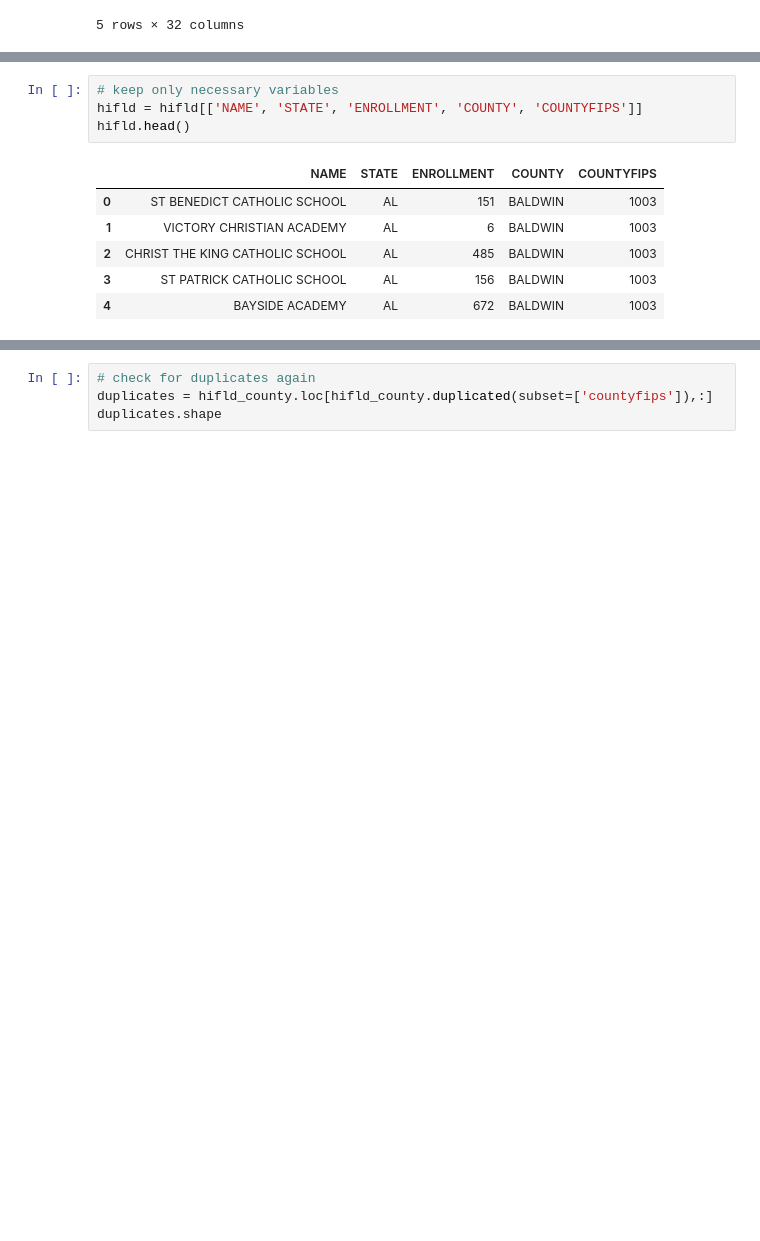
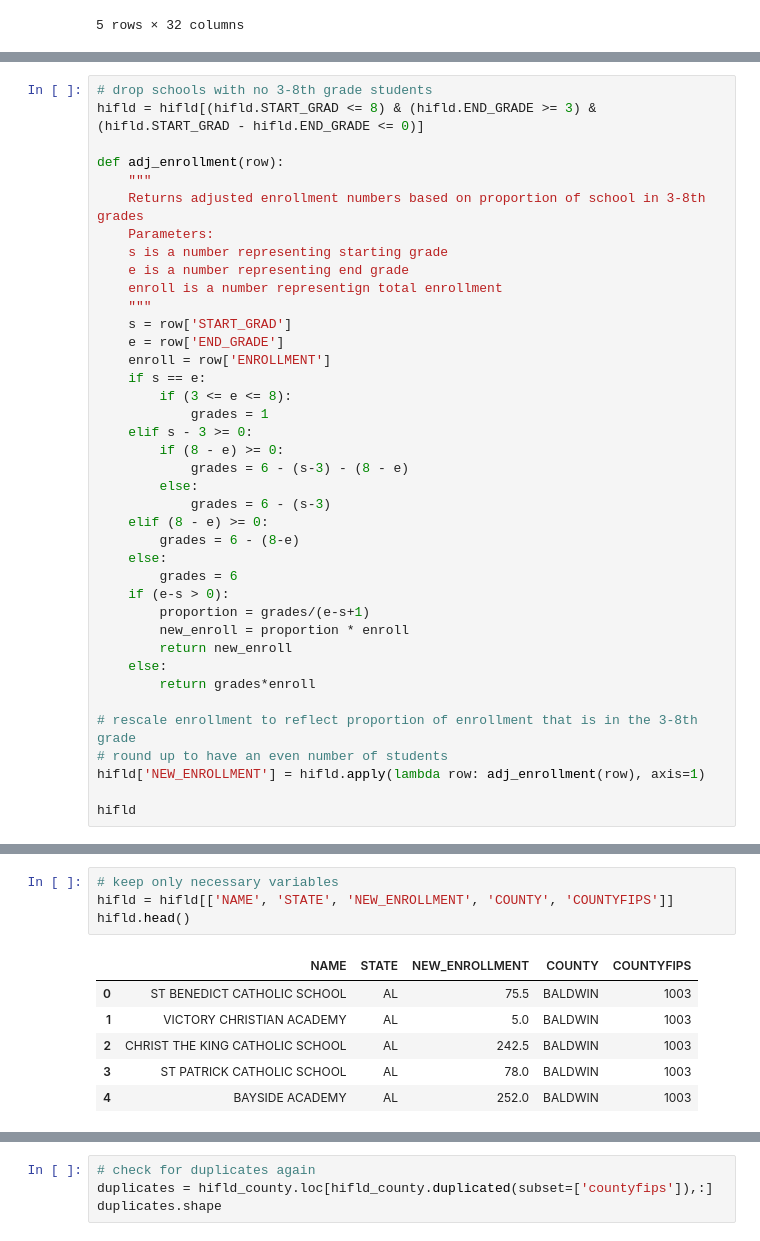
Before and after one commit to janetmalzahn/info2950proj, a Jupyter notebook: Private School.ipynb, the cells around one changed output, grey strips where cells are left out. Drawn from its saved outputs; the diff is of its cells as text; blank space fills up the shorter version.

```diff
--- a/Private School.ipynb
+++ b/Private School.ipynb
@@ -42,0 +46,39 @@ hifld.head()
+# %%
+# drop schools with no 3-8th grade students
+hifld = hifld[(hifld.START_GRAD <= 8) & (hifld.END_GRADE >= 3) & (hifld.START_GRAD - hifld.END_GRADE <= 0)]
+
+def adj_enrollment(row):
+    """
+    Returns adjusted enrollment numbers based on proportion of school in 3-8th grades
+    Parameters:
+    s is a number representing starting grade
+    e is a number representing end grade
+    enroll is a number representign total enrollment
+    """
+    s = row['START_GRAD']
+    e = row['END_GRADE']
+    enroll = row['ENROLLMENT']
+    if s == e:
+        if (3 <= e <= 8):
+            grades = 1
+    elif s - 3 >= 0:
+        if (8 - e) >= 0:
+            grades = 6 - (s-3) - (8 - e)
+        else:
+            grades = 6 - (s-3)
+    elif (8 - e) >= 0:
+        grades = 6 - (8-e)
+    else:
+        grades = 6
+    if (e-s > 0):
+        proportion = grades/(e-s+1)
+        new_enroll = proportion * enroll
+        return new_enroll
+    else:
+        return grades*enroll
+
+# rescale enrollment to reflect proportion of enrollment that is in the 3-8th grade
+# round up to have an even number of students
+hifld['NEW_ENROLLMENT'] = hifld.apply(lambda row: adj_enrollment(row), axis=1)
+
+hifld
@@ -45,14 +101,14 @@ hifld.head()
 # %%
 # keep only necessary variables
-hifld = hifld[['NAME', 'STATE', 'ENROLLMENT', 'COUNTY', 'COUNTYFIPS']]
+hifld = hifld[['NAME', 'STATE', 'NEW_ENROLLMENT', 'COUNTY', 'COUNTYFIPS']]
 hifld.head()
 # %% [output]
-|  | NAME | STATE | ENROLLMENT | COUNTY | COUNTYFIPS |
-| 0 | ST BENEDICT CATHOLIC SCHOOL | AL | 151 | BALDWIN | 1003 |
-| 1 | VICTORY CHRISTIAN ACADEMY | AL | 6 | BALDWIN | 1003 |
-| 2 | CHRIST THE KING CATHOLIC SCHOOL | AL | 485 | BALDWIN | 1003 |
-| 3 | ST PATRICK CATHOLIC SCHOOL | AL | 156 | BALDWIN | 1003 |
-| 4 | BAYSIDE ACADEMY | AL | 672 | BALDWIN | 1003 |
+|  | NAME | STATE | NEW_ENROLLMENT | COUNTY | COUNTYFIPS |
+| 0 | ST BENEDICT CATHOLIC SCHOOL | AL | 75.5 | BALDWIN | 1003 |
+| 1 | VICTORY CHRISTIAN ACADEMY | AL | 5.0 | BALDWIN | 1003 |
+| 2 | CHRIST THE KING CATHOLIC SCHOOL | AL | 242.5 | BALDWIN | 1003 |
+| 3 | ST PATRICK CATHOLIC SCHOOL | AL | 78.0 | BALDWIN | 1003 |
+| 4 | BAYSIDE ACADEMY | AL | 252.0 | BALDWIN | 1003 |
 # %%
 # Groups data to obtain enrollment numbers and count of schools in county
 hifld_grouped_schoolcounts = hifld.groupby(by = ['COUNTYFIPS', 'STATE']).NAME.count().reset_index()
```
Also changed, not shown: parts of 22 cells of this notebook, 5 other files.
